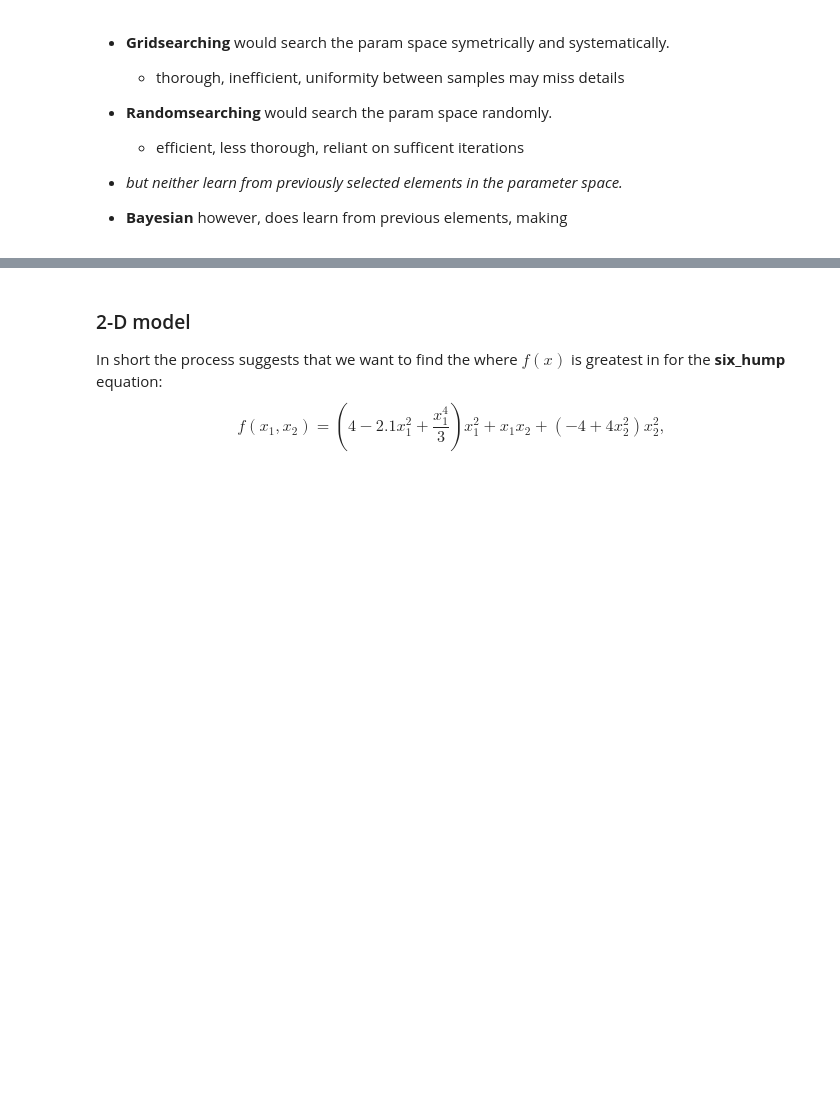
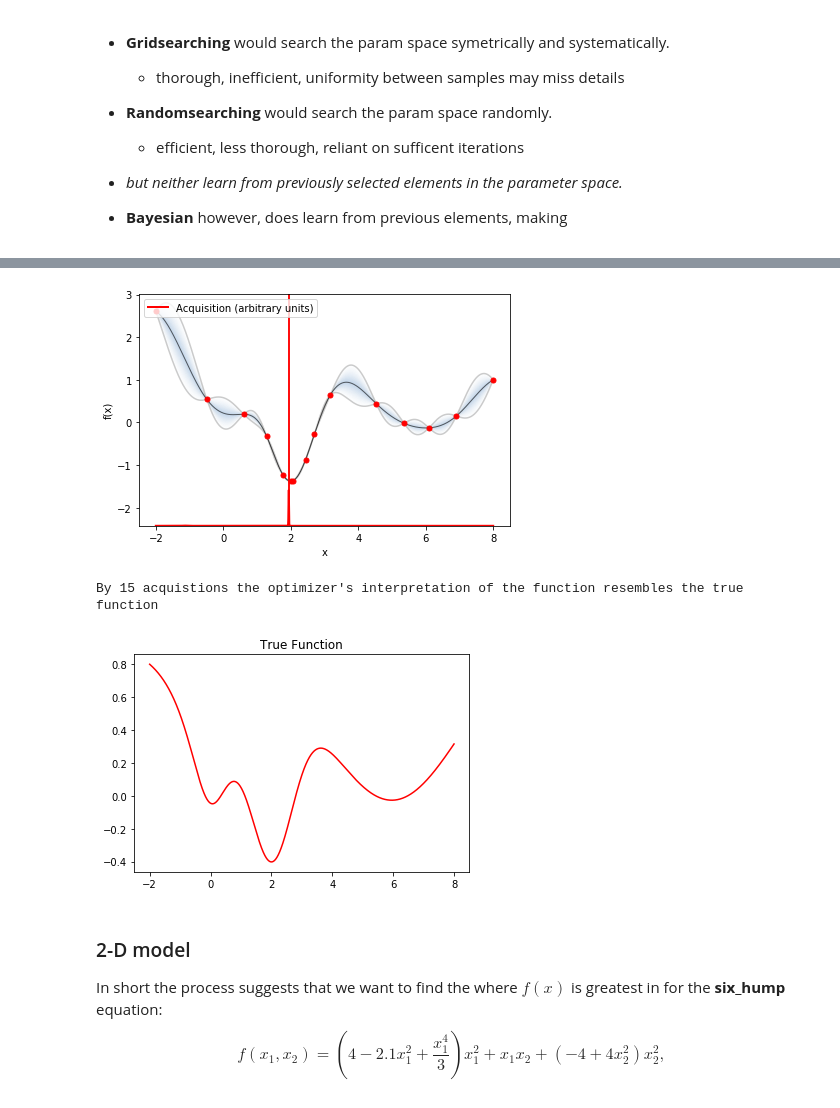
Before and after one commit to Mikhail-Naumov/Bayesian_Opt_Testing, a Jupyter notebook: Baye_Opt.ipynb, the cells around one changed output, grey strips where cells are left out. Cells and saved outputs as stored; diff of their text form; code cells hidden in the pictures; blank space fills up the shorter version.

```diff
--- a/Baye_Opt.ipynb
+++ b/Baye_Opt.ipynb
@@ -95,7 +98,11 @@ bay.plot_acquisition()
 # %%
-bay.run_optimization(10)
+bay.run_optimization(1)
 bay.plot_acquisition()
 
 plt.title('True Function')
 plt.plot(x, y,c='r')
 print("By 15 acquistions the optimizer's interpretation of the function resembles the true function")
+# %% [output]
+[figure, added]
+By 15 acquistions the optimizer's interpretation of the function resembles the true function
+[figure, added]
```
Also changed, not shown: parts of 28 cells of this notebook, 1 other file.
